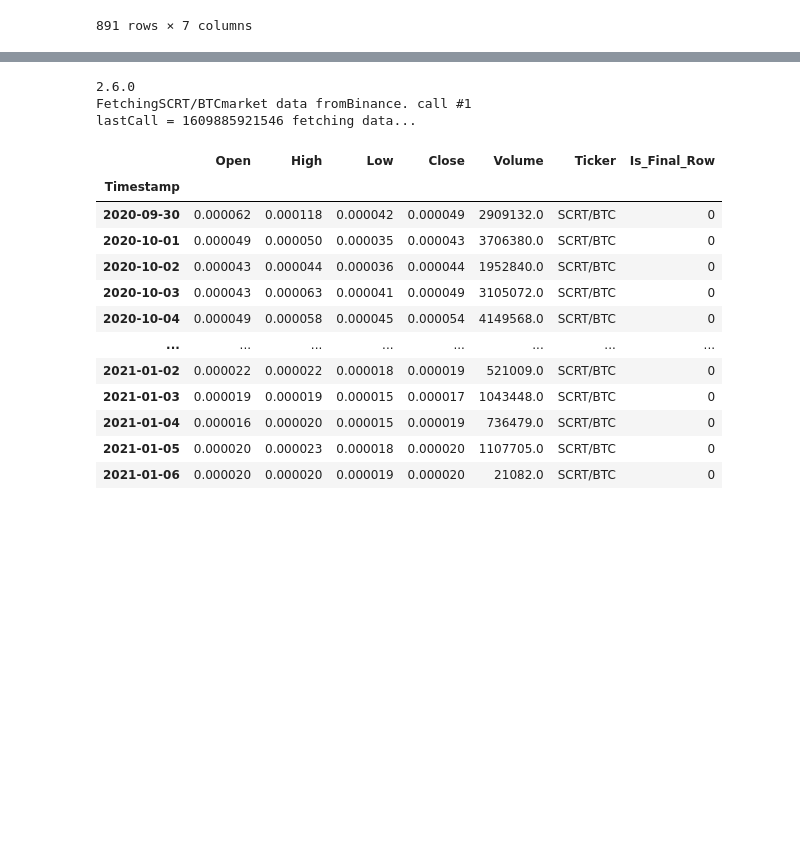
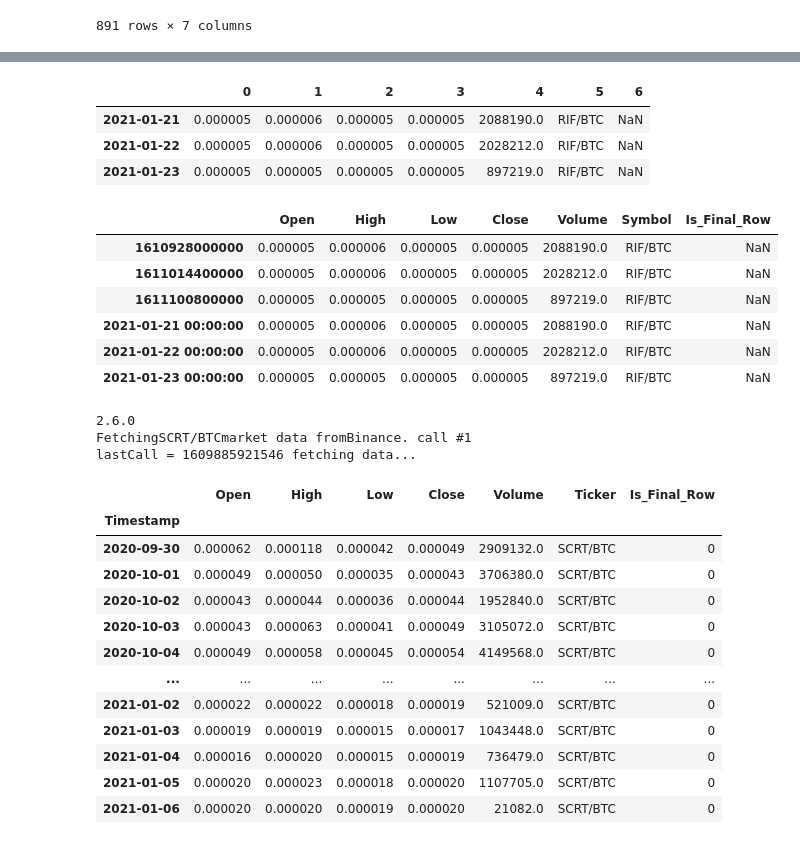
Before and after one commit to avepus/crypto-model, a Jupyter notebook: building data retrieval.ipynb, the cells around one changed output, grey strips where cells are left out. Cells and saved outputs as stored; diff of their text form; code cells hidden in the pictures; blank space fills up the shorter version.

```diff
--- a/building data retrieval.ipynb
+++ b/building data retrieval.ipynb
@@ -60,0 +59,8 @@ True
+# %%
+connection = database.create_connection()
+symbol_list=['RIF/BTC']
+df = gcd.get_saved_data(symbol_list, connection, '1/18/21')
+connection.close()
+with pd.option_context('display.precision', 10):
+    df.index = pd.to_datetime(df.index, unit='ms')
+    print(df)
@@ -61,3 +85,27 @@ True
+# %%
+append_data = [[0.000005,0.000006,0.000005,0.000005,2088190.0,'RIF/BTC',np.nan],
+[0.000005,0.000006,0.000005,0.000005,2028212.0,'RIF/BTC',np.nan],
+[0.000005,0.000005,0.000005,0.000005,897219.0,'RIF/BTC',np.nan]]
+append_index = [1611187200000,1611273600000,1611360000000]
+append_df = pd.DataFrame(data=append_data,index=append_index)
+append_df.index = pd.to_datetime(append_df.index, unit='ms')
+append_df
+# %% [output]
+|  | 0 | 1 | 2 | 3 | 4 | 5 | 6 |
+| 2021-01-21 | 0.000005 | 0.000006 | 0.000005 | 0.000005 | 2088190.0 | RIF/BTC | NaN |
+| 2021-01-22 | 0.000005 | 0.000006 | 0.000005 | 0.000005 | 2028212.0 | RIF/BTC | NaN |
+| 2021-01-23 | 0.000005 | 0.000005 | 0.000005 | 0.000005 | 897219.0 | RIF/BTC | NaN |
+# %%
+append_df.columns = df.columns
+df.append(append_df)
+# %% [output]
+|  | Open | High | Low | Close | Volume | Symbol | Is_Final_Row |
+| 1610928000000 | 0.000005 | 0.000006 | 0.000005 | 0.000005 | 2088190.0 | RIF/BTC | NaN |
+| 1611014400000 | 0.000005 | 0.000006 | 0.000005 | 0.000005 | 2028212.0 | RIF/BTC | NaN |
+| 1611100800000 | 0.000005 | 0.000005 | 0.000005 | 0.000005 | 897219.0 | RIF/BTC | NaN |
+| 2021-01-21 00:00:00 | 0.000005 | 0.000006 | 0.000005 | 0.000005 | 2088190.0 | RIF/BTC | NaN |
+| 2021-01-22 00:00:00 | 0.000005 | 0.000006 | 0.000005 | 0.000005 | 2028212.0 | RIF/BTC | NaN |
+| 2021-01-23 00:00:00 | 0.000005 | 0.000005 | 0.000005 | 0.000005 | 897219.0 | RIF/BTC | NaN |
 # %%
 first = gcd.get_DataFrame(['SCRT/BTC'], exchange, '1/1/20', '12/24/20')
 first
```
Also changed, not shown: parts of 3 cells of this notebook.
